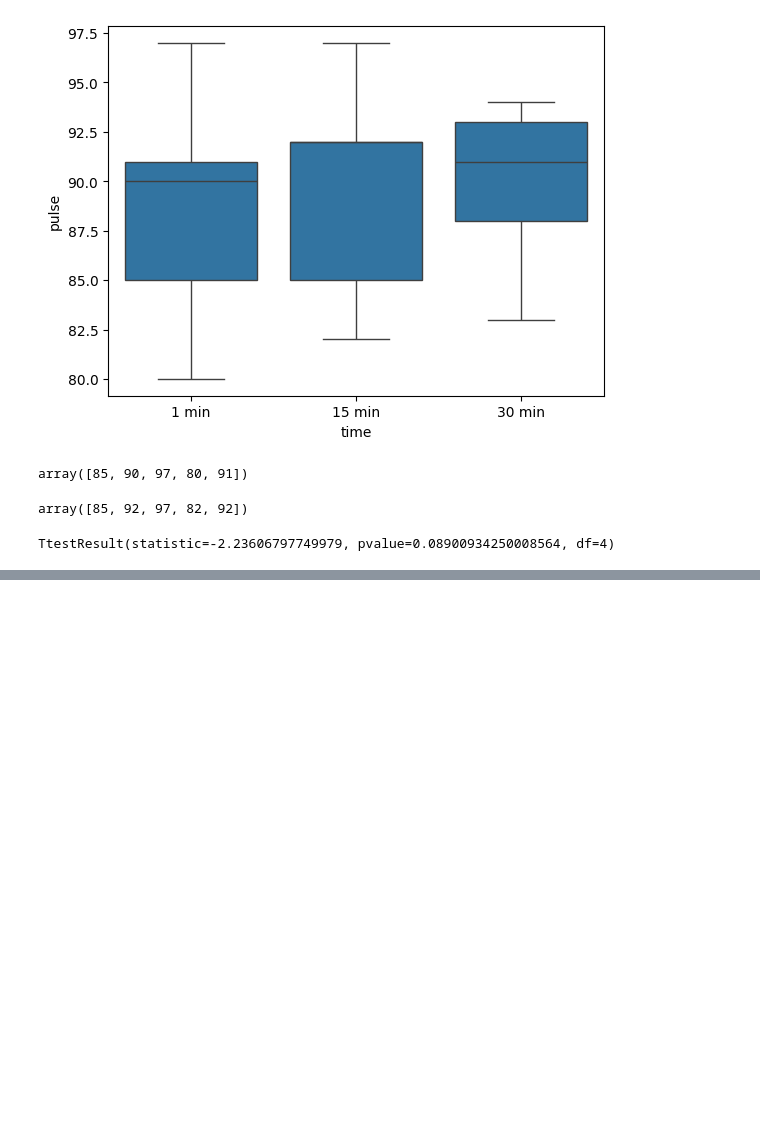
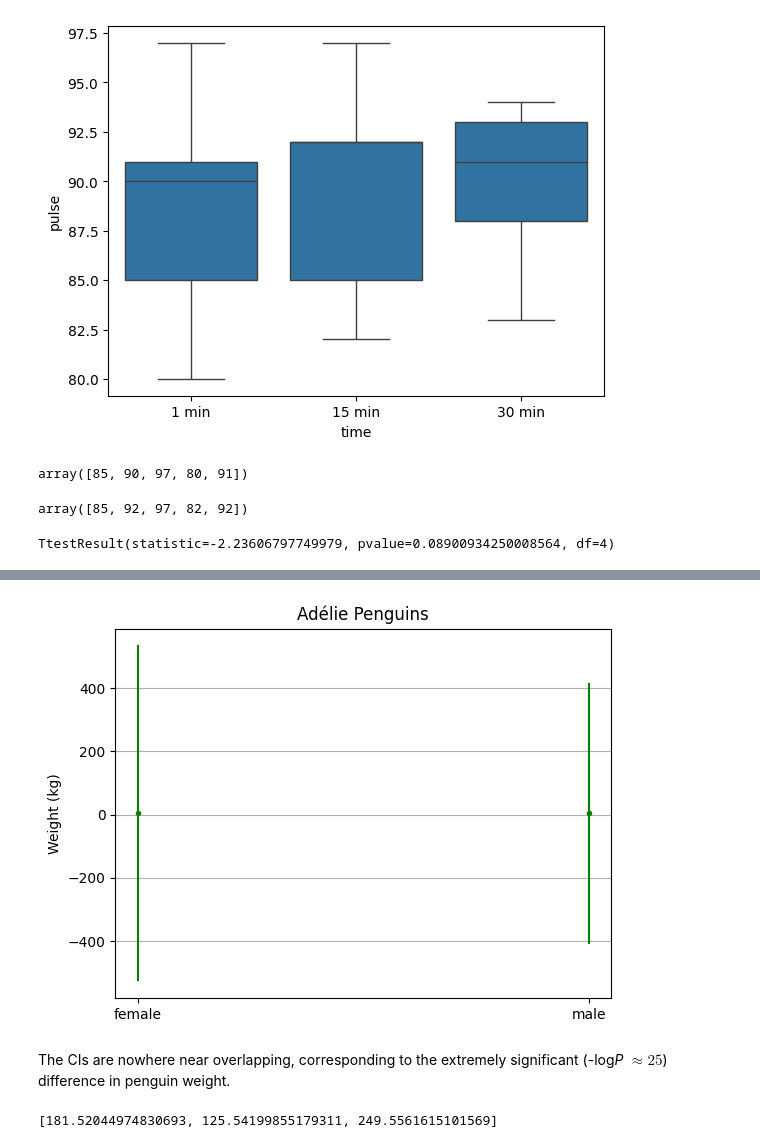
Before and after one commit to Krisho1/Machine-Learning-Foundations-Math-Probability-Statistics-and-Computer-Science-Python-Codes-, a Jupyter notebook: statistics.ipynb, the cells around one changed output, grey strips where cells are left out. Drawn from its saved outputs; the diff is of its cells as text; code cells hidden in the pictures; blank space fills up the shorter version.

```diff
--- a/statistics.ipynb
+++ b/statistics.ipynb
@@ -755,0 +803,14 @@ TtestResult(statistic=-2.23606797749979, pvalue=0.08900934250008564, df=4)
+# %%
+fCIerr = my_ci_cal(z, sf, nf)
+mCIerr = my_ci_cal(z, sm, nm)
+# %%
+fig, ax = plt.subplots()
+plt.title('Adélie Penguins')
+plt.ylabel('Weight (kg)')
+plt.grid(axis='y')
+_ = ax.errorbar(['female', 'male'], [fbar, mbar], [fCIerr, mCIerr],
+                fmt='.', color='green')
+# %% [output]
+[figure, added]
+# %% [markdown]
+The CIs are nowhere near overlapping, corresponding to the extremely significant (-log*P* $\approx 25$) difference in penguin weight.
@@ -755,0 +827,5 @@ TtestResult(statistic=-2.23606797749979, pvalue=0.08900934250008564, df=4)
+# %%
+CIerr = [my_ci_cal(z, s_t, nt), my_ci_cal(z, sb, nb), my_ci_cal(z, sd,nd)]
+CIerr
+# %% [output]
+[181.52044974830693, 125.54199855179311, 249.5561615101569]
```
Also changed, not shown: parts of 36 cells of this notebook.
